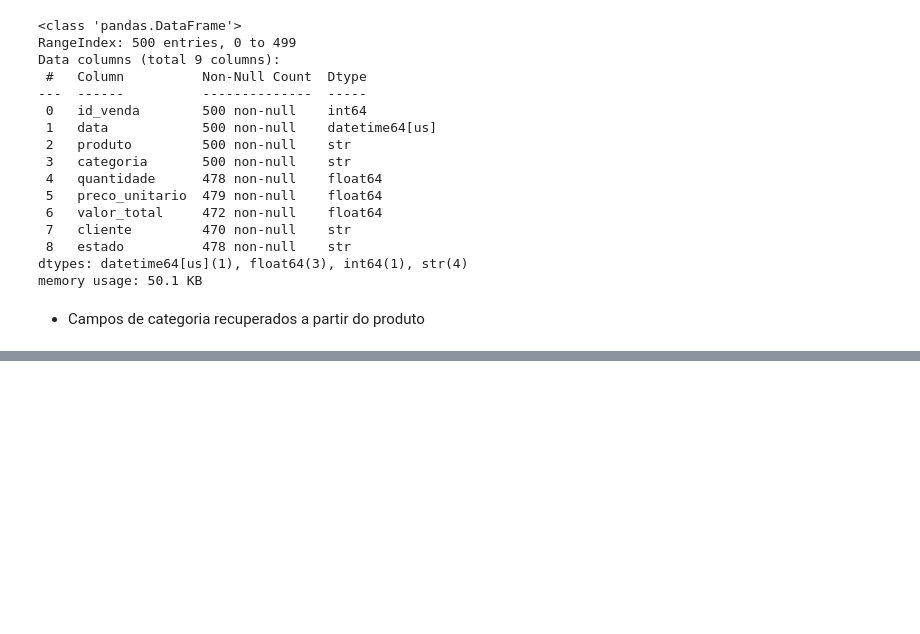
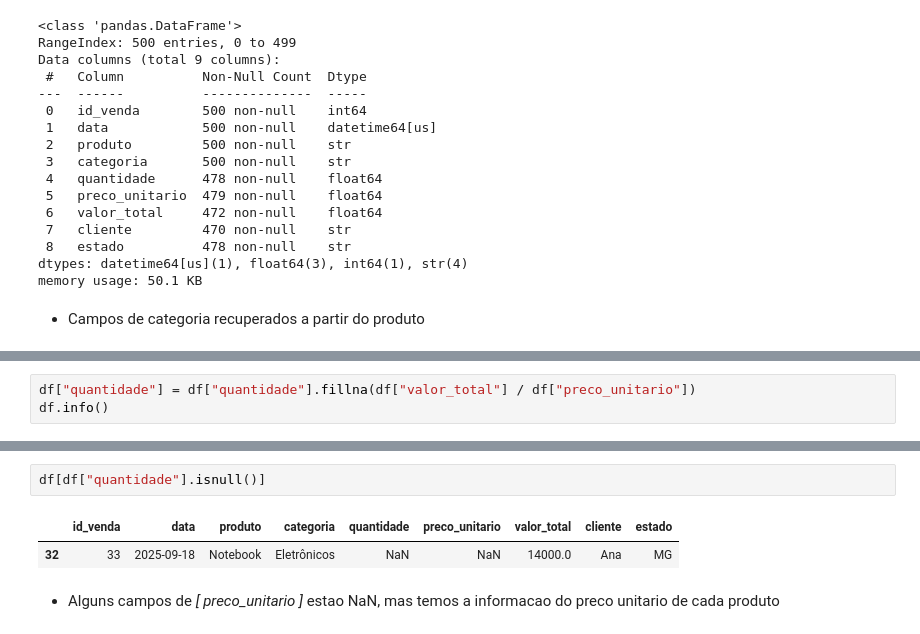
Before and after one commit to Pedro-Antonio-Dev/analise-vendas-python, a Jupyter notebook: notebooks/analise_vendas.ipynb, the cells around one changed output, grey strips where cells are left out. Cells and saved outputs as stored; diff of their text form; blank space fills up the shorter version.

Commit message:
feat: realizacao da task: Recuperar Quantidade usando Valor_Total e preco, tratamento de valores NaN no campo de preco unitario

```diff
--- a/notebooks/analise_vendas.ipynb
+++ b/notebooks/analise_vendas.ipynb
@@ -282,0 +299,3 @@ memory usage: 50.1 KB
+# %%
+df["quantidade"] = df["quantidade"].fillna(df["valor_total"] / df["preco_unitario"])
+df.info()
@@ -282,0 +319,7 @@ memory usage: 50.1 KB
+# %%
+df[df["quantidade"].isnull()]
+# %% [output]
+|  | id_venda | data | produto | categoria | quantidade | preco_unitario | valor_total | cliente | estado |
+| 32 | 33 | 2025-09-18 | Notebook | Eletrônicos | NaN | NaN | 14000.0 | Ana | MG |
+# %% [markdown]
+- Alguns campos de *[ preco_unitario ]* estao NaN, mas temos a informacao do preco unitario de cada produto
```
Also changed, not shown: parts of 9 cells of this notebook.
